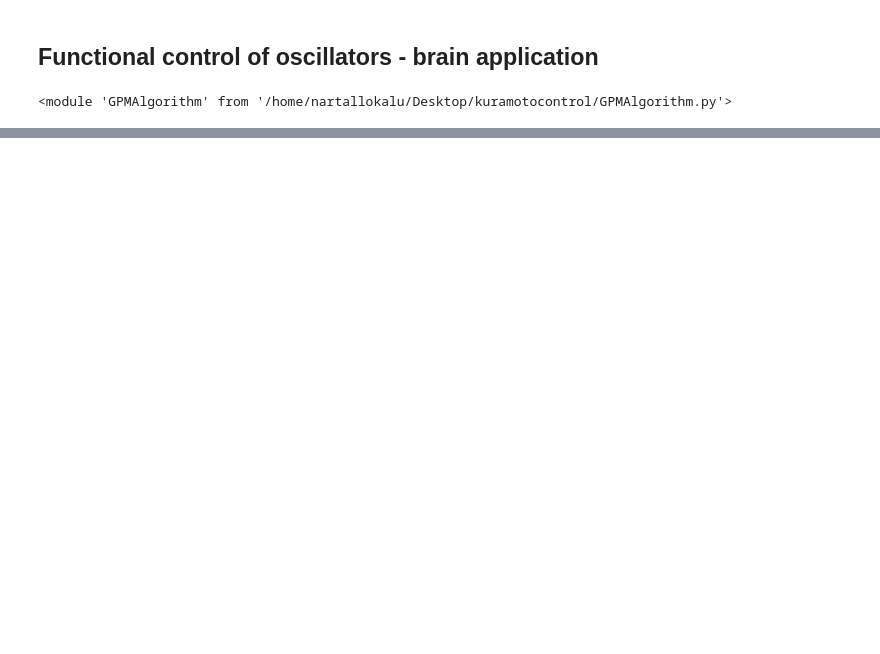
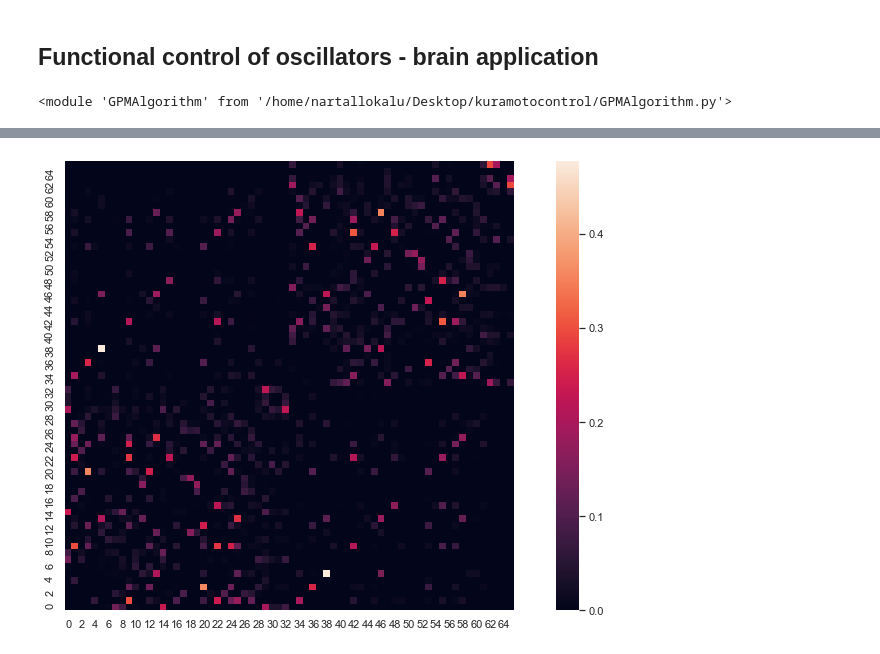
Before and after one commit to rnartallo/kuramotocontrol, a Jupyter notebook: Notebook2.ipynb, the cells around one changed output, grey strips where cells are left out. Saved outputs shown, nothing was run; the diff lists cells and outputs as text; code cells hidden in the pictures; blank space fills up the shorter version.

```diff
--- a/Notebook2.ipynb
+++ b/Notebook2.ipynb
@@ -61,0 +92,20 @@ for i in range(0,N):
+# %%
+SC_DF = pd.read_csv('StructuralConnectivity.csv',header=None)
+SCMatrix = np.array(SC_DF)
+sns
+#Remove Diagonals
+SCMatrix = SCMatrix - np.diagflat(np.diag(SCMatrix))
+SCMatrix = (SCMatrix+SCMatrix.T)/2
+ax=sns.heatmap(SCMatrix.T,square=True)
+ax.invert_yaxis()
+#Calculate quantities from inital parameters
+edges = KFB.CalculateEdgeSet(SCMatrix)
+x_desired = KFB.CalculatePhaseDifferencesFromMin(x_min_brain,edges)
+D = KFB.CalculateSinMatrix(edges,x_desired)
+B = KFB.CalculateIncidenceMatrix(edges,N)
+B_D = np.matmul(B,D)
+delta1 = KFB.CalculateDeltaFromAdj(SCMatrix,edges)
+
+w=B_D@delta1
+# %% [output]
+[figure, added]
```
Also changed, not shown: parts of 7 cells of this notebook, 2 other files.
